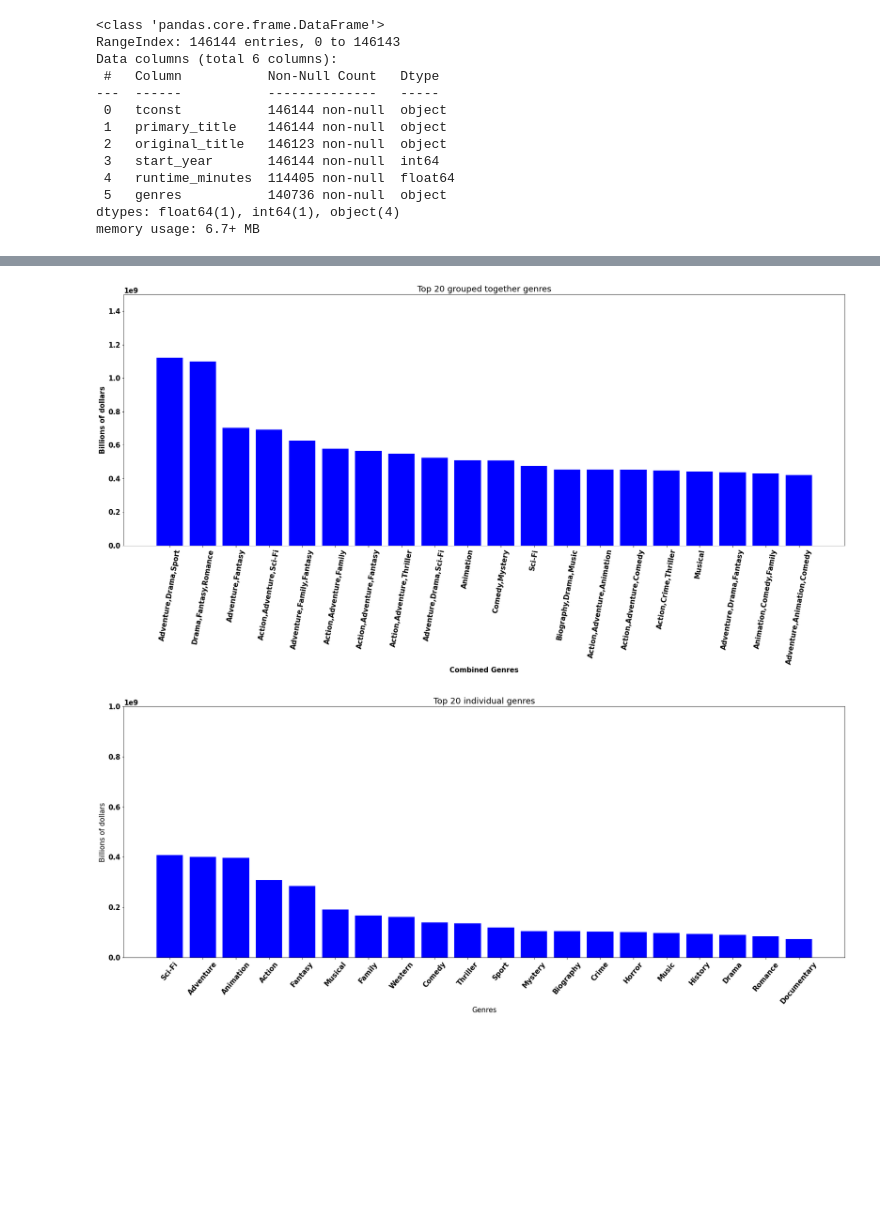
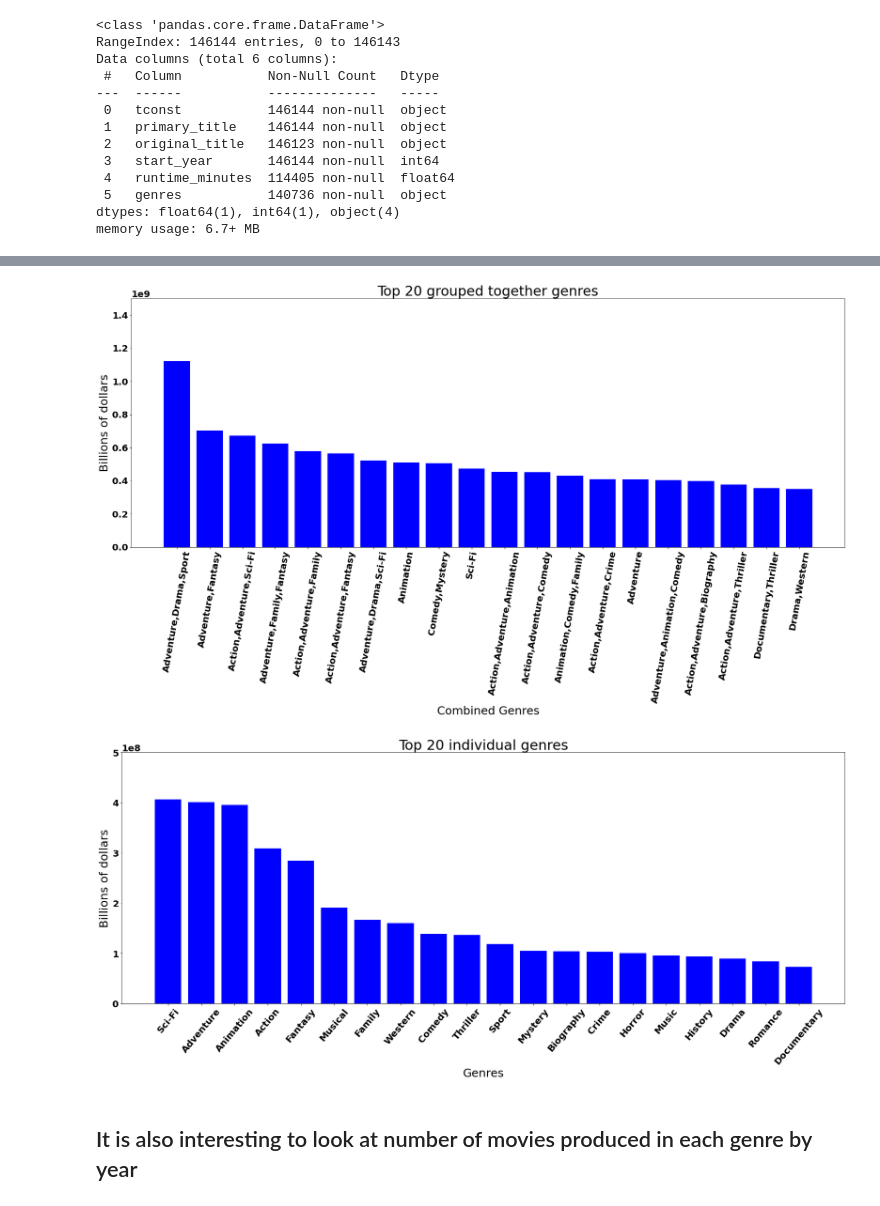
Before and after one commit to ekostrov/MovieDataAnalysis, a Jupyter notebook: JupyterNotebooks/project.ipynb, the cells around one changed output, grey strips where cells are left out. Drawn from its saved outputs; the diff is of its cells as text; code cells hidden in the pictures; blank space fills up the shorter version.

```diff
--- a/JupyterNotebooks/project.ipynb
+++ b/JupyterNotebooks/project.ipynb
@@ -250,0 +225,3 @@ title_basics[title_basics.duplicated(subset=['primary_title'])].shape
+# %%
+title_basics.drop_duplicates(subset=['primary_title'],inplace=True)
+title_basics.shape
@@ -250,0 +246,3 @@ title_basics[title_basics.duplicated(subset=['primary_title'])].shape
+# %%
+title_basics.drop(title_basics[(title_basics.start_year > 2020)].index, inplace = True)
+title_basics.describe()
@@ -253,6 +261,5 @@ title_basics[title_basics.duplicated(subset=['primary_title'])].shape
 # %%
 new_df = title_basics.set_index('primary_title').join(top_movies.set_index('movie'),how='inner')
-new_df.drop_duplicates(subset=['original_title'],inplace=True)
 new_df = new_df.sort_values(by=['worldwide_profit'], ascending=False)
 # %%
 genres_dict = {}
@@ -273,14 +280,15 @@ genres_dict = sorted_dict
 # %%
 plt.figure(figsize=(28,10))
 font = {'family' : 'sans',
-        'weight' : 'normal',
-        'size'   : 20}
+        'weight' : 'bold',
+        'size'   : 25}
 plt.rc('font', **font)
 plt.xticks(rotation=70, **font)
 plt.bar(list(genres_dict.keys()), genres_dict.values(), color='b')
-plt.title("Popular Genres - Histogram", **font)
+plt.title("Popular Genres - Histogram", fontsize=30)
 plt.xlabel("Genres",**font)
 plt.ylabel("Number Of Movies", **font)
-plt.savefig("../images/IndividualGenresHist.png")
+plt.savefig("../images/IndividualGenresHist.png",bbox_inches ="tight",
+            pad_inches = 1)
 plt.show()
 # %% [output]
@@ -290,25 +300,26 @@ plt.show()
 # %%
 plot_df = new_df.groupby('genres', as_index=False)['worldwide_profit'].mean()
 plot_df = plot_df.sort_values(by=['worldwide_profit'],ascending=False)
 x = list(plot_df['genres'].head(20))
 profit = list(plot_df['worldwide_profit'].head(20))
 
 x_pos = [i for i, _ in enumerate(x)]
 font = {'family' : 'sans',
         'weight' : 'bold',
-        'size'   : 15}
+        'size'   : 20}
 plt.rc('font', **font)
 plt.figure(figsize=(28,10))
 plt.bar(x_pos, profit, color='blue')
-plt.xlabel("Combined Genres", **font)
-plt.ylabel("Billions of dollars", **font)
-plt.title("Top 20 grouped together genres")
+plt.xlabel("Combined Genres", fontsize=25)
+plt.ylabel("Billions of dollars", fontsize=25)
+plt.title("Top 20 grouped together genres", fontsize= 30)
 plt.xticks(x_pos, x, rotation=80)
 plt.ylim(0,1500000000)
-plt.savefig("../images/GroupedGenresHist.png")
+plt.savefig("../images/GroupedGenresHist.png",bbox_inches ="tight",
+            pad_inches = 1)
 plt.show()
 # %% [output]
-[figure, old version]
+[figure, new version]
 # %%
 new_df['genres_list']= new_df.genres.str.split(",")
 aver_by_genres = new_df.explode('genres_list')
@@ -321,19 +332,22 @@ profit = list(plot_df['worldwide_profit'].head(20))
 x_pos = [i for i, _ in enumerate(x)]
 font = {'family' : 'sans',
         'weight' : 'bold',
-        'size'   : 15}
+        'size'   : 20}
 plt.rc('font', **font)
 plt.figure(figsize=(28,10))
 plt.bar(x_pos, profit, color='blue')
-plt.xlabel("Genres")
-plt.ylabel("")
-plt.title("Top 20 individual genres")
-plt.ylabel("Billions of dollars")
+plt.xlabel("Genres",fontsize=25)
+plt.title("Top 20 individual genres",fontsize=30)
+plt.ylabel("Billions of dollars",fontsize=25)
 plt.xticks(x_pos, x, rotation=50)
-plt.ylim(0,1000000000)
+plt.ylim(0,500000000)
+plt.savefig("../images/IndividualGenresByProfit.png",bbox_inches ="tight",
+            pad_inches = 1)
 plt.show()
 # %% [output]
-[figure, old version]
+[figure, new version]
+# %% [markdown]
+## It is also interesting to look at number of movies produced in each genre by year
 # %%
 new_df = title_basics.set_index('primary_title').join(movie_budgets.set_index('movie'),how='inner')
 new_df.drop(new_df[new_df.release_year < 2010].index, inplace=True)
```
Also changed, not shown: parts of 59 cells of this notebook, 2 other files.
